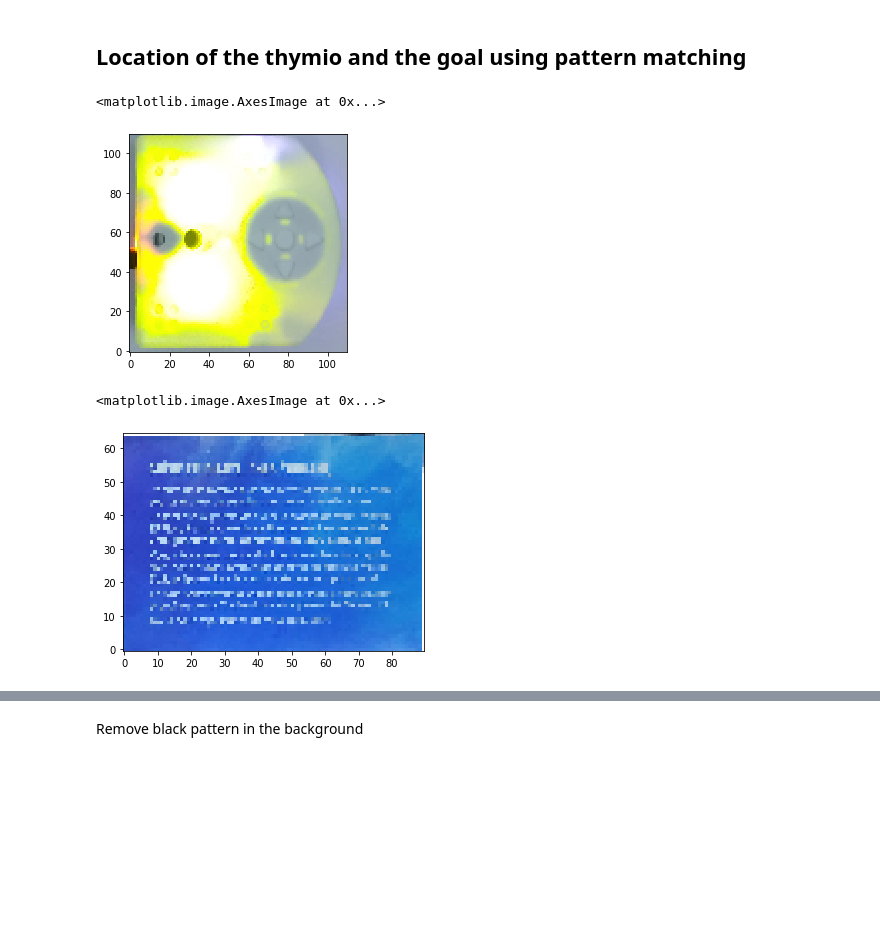
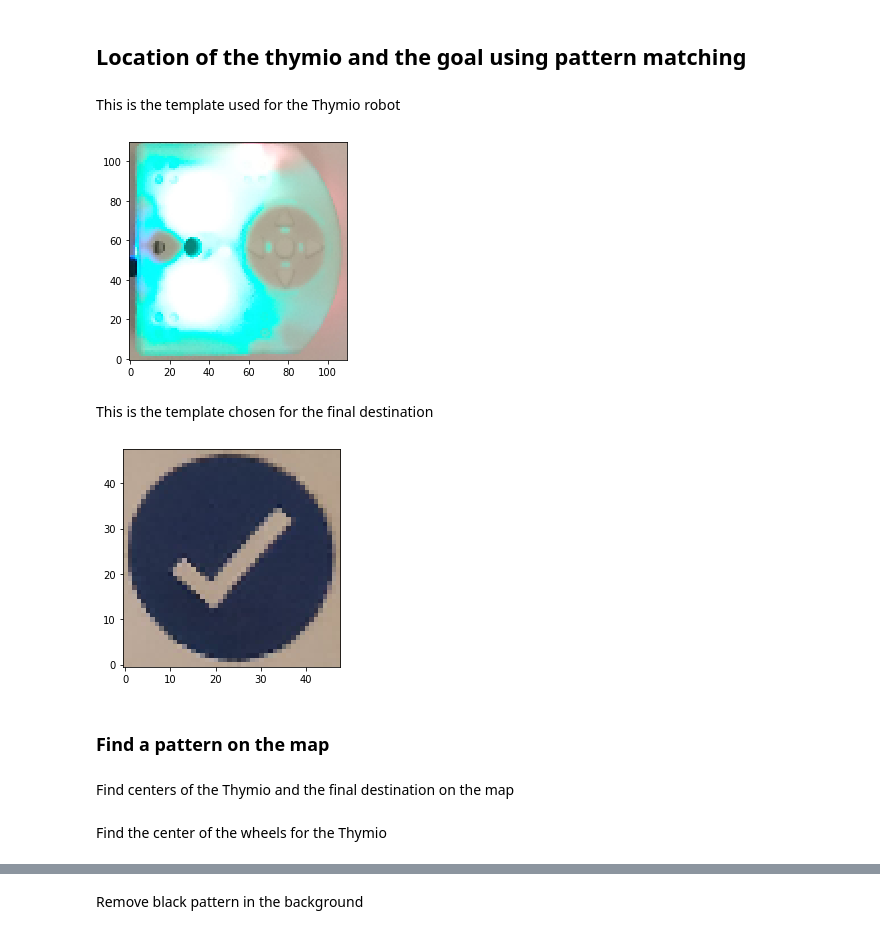
Before and after one commit to RaphLins/basics_of_MB_project, a Jupyter notebook: report.ipynb, the cells around one changed output, grey strips where cells are left out. Saved outputs shown, nothing was run; the diff lists cells and outputs as text; code cells hidden in the pictures; blank space fills up the shorter version.

```diff
--- a/report.ipynb
+++ b/report.ipynb
@@ -15,3 +24,9 @@ sys.path.insert(0, os.path.join(os.getcwd(), 'src'))
 from myThymio import MyThymio
 from utils import *
 from myThymio.thymio_constants import *
+from ipywidgets import interact, interactive, fixed, interact_manual
+from IPython.display import clear_output
+import ipywidgets as widgets
+
+def imshow(cv2_img):
+    plt.imshow(cv2.cvtColor(cv2_img, cv2.COLOR_BGR2RGB), origin='lower')
@@ -89,15 +122,19 @@ plt.imshow(rescaled_img, origin='lower')
 # %% [markdown]
 ## Location of the thymio and the goal using pattern matching
+# %% [markdown]
+This is the template used for the Thymio robot
 # %%
 thymio_template = cv2.resize(cv2.imread('images/thymio.jpg')[::-1,:,:], dsize=(110, 110), interpolation=cv2.INTER_CUBIC)
-plt.imshow(thymio_template, origin='lower')
+imshow(thymio_template)
 # %% [output]
-<matplotlib.image.AxesImage at 0x...>
-[figure, old version]
+[figure, new version]
+# %% [markdown]
+This is the template chosen for the final destination
 # %%
-goal_template = cv2.resize(cv2.imread("images/destination.png")[::-1,:,:], dsize=(90, 65), interpolation=cv2.INTER_CUBIC)
-plt.imshow(goal_template, origin='lower')
+This is the template chosen for the final destinationgoal_template = cv2.resize(cv2.imread("images/destination.jpg")[::-1,:,:], dsize=(48, 48), interpolation=cv2.INTER_CUBIC)
+imshow(goal_template)
 # %% [output]
-<matplotlib.image.AxesImage at 0x...>
-[figure, old version]
+[figure, new version]
+# %% [markdown]
+### Find a pattern on the map
 # %%
@@ -121,4 +158,6 @@ def find_object(template, rescaled_img, angle_resolution):
 
     angle = radians(best_angle)
     return center, angle
+# %% [markdown]
+Find centers of the Thymio and the final destination on the map
 # %%
@@ -128 +169,3 @@ goal_center, _ = find_object(goal_template, rescaled_img, 10)
+# %% [markdown]
+Find the center of the wheels for the Thymio
 # %%
```
Also changed, not shown: parts of 46 cells of this notebook, 14 other files.
